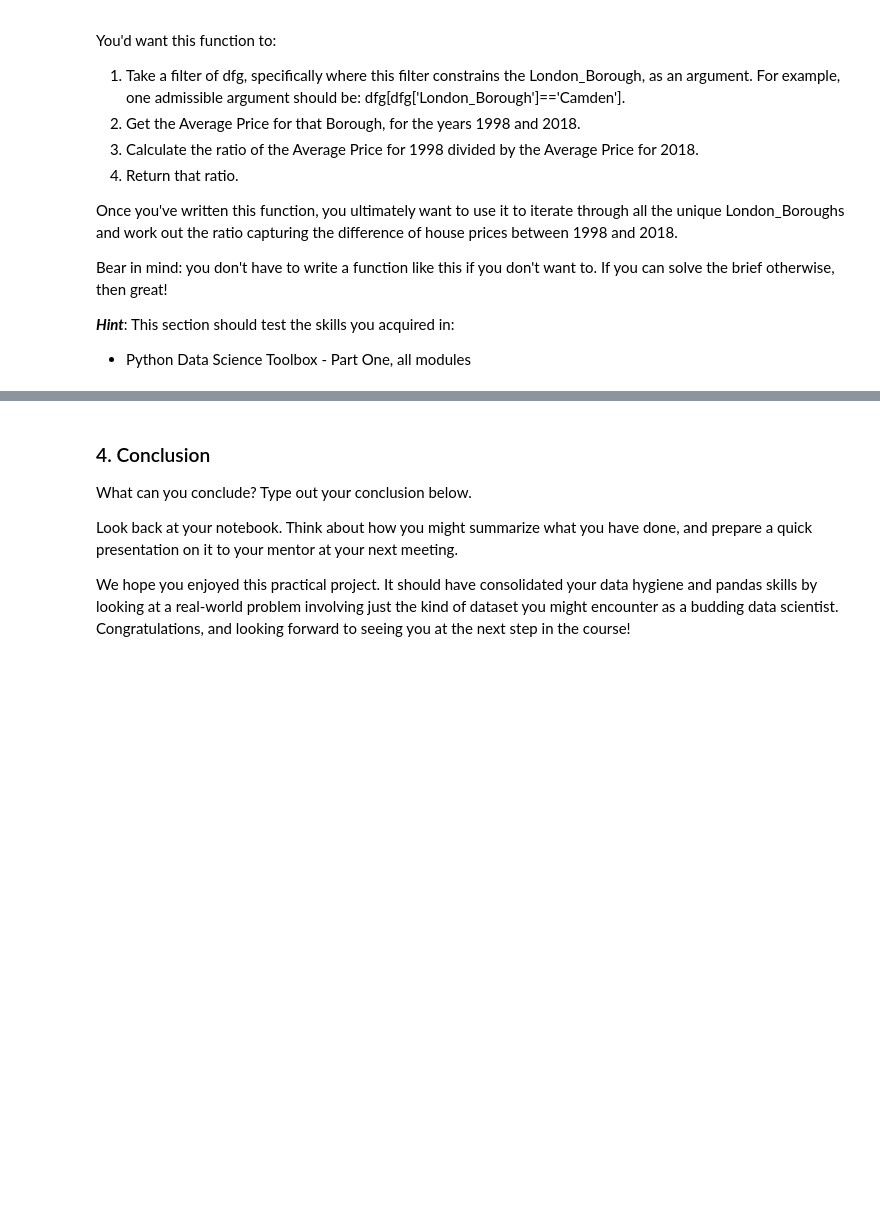
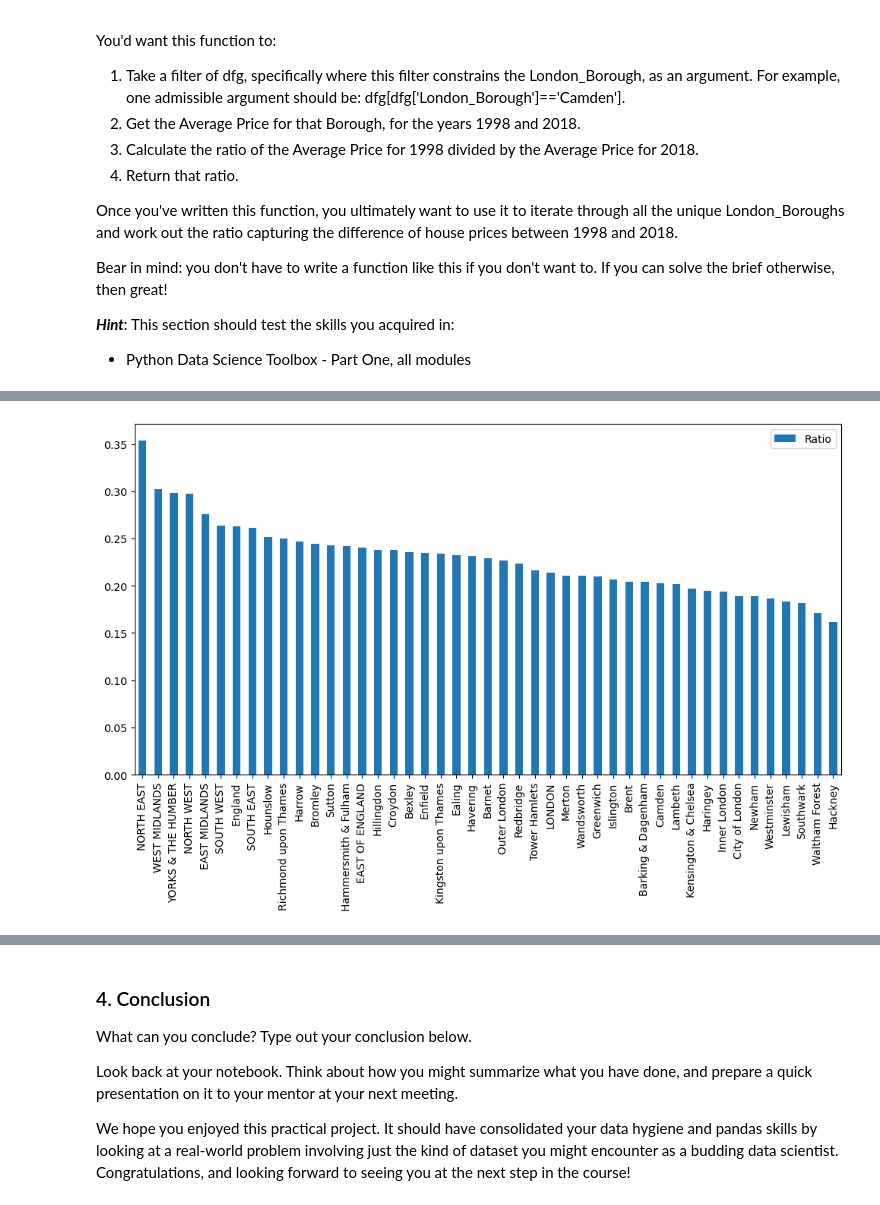
Before and after one commit to DiegoMZD/SpringboardFiles, a Jupyter notebook: Unit 4 Challenge - Tier 3.ipynb, the cells around one changed output, grey strips where cells are left out. Drawn from its saved outputs; the diff is of its cells as text; code cells hidden in the pictures; blank space fills up the shorter version.

```diff
--- a/Unit 4 Challenge - Tier 3.ipynb
+++ b/Unit 4 Challenge - Tier 3.ipynb
@@ -271,3 +302,10 @@ Bear in mind: you don't have to write a function like this if you don't want to.
 
 ***Hint***: This section should test the skills you acquired in:
 - Python Data Science Toolbox - Part One, all modules
+# %%
+def create_price_ratio(f_df, actual_year = 2018):
+    subset = f_df.groupby('year')['Average price'].mean()
+    ratio = subset[actual_year - 20] / subset[actual_year]
+    return ratio
+# %%
+dfg = dfg.rename(columns = {'Borough':'London_Borough'})
@@ -273,0 +316,6 @@ Bear in mind: you don't have to write a function like this if you don't want to.
+# %%
+boroughs = dfg['London_Borough'].unique()
+results = {}
+for borough in boroughs:
+    results[borough] = create_price_ratio(dfg[dfg['London_Borough']== borough])
+print(results)
@@ -273,0 +324,4 @@ Bear in mind: you don't have to write a function like this if you don't want to.
+# %%
+df_results = pd.DataFrame(results.values(), results.keys(), columns = ['Ratio'])
+df_results = df_results.sort_values('Ratio', ascending = False)
+df_results.head()
@@ -273,0 +335,6 @@ Bear in mind: you don't have to write a function like this if you don't want to.
+# %%
+ax = df_results.plot(kind='bar')
+ax.figure.set_size_inches(12, 6)
+plt.show()
+# %% [output]
+[figure, added]
```
Also changed, not shown: parts of 10 cells of this notebook.
